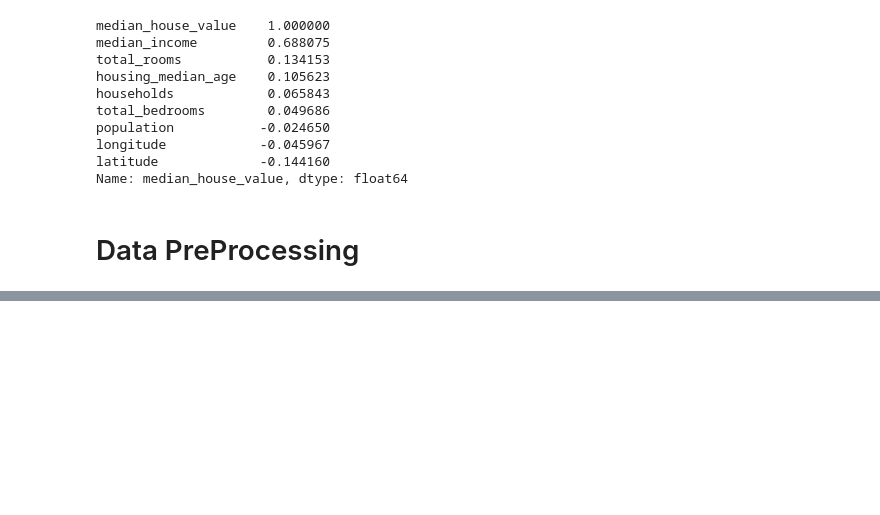
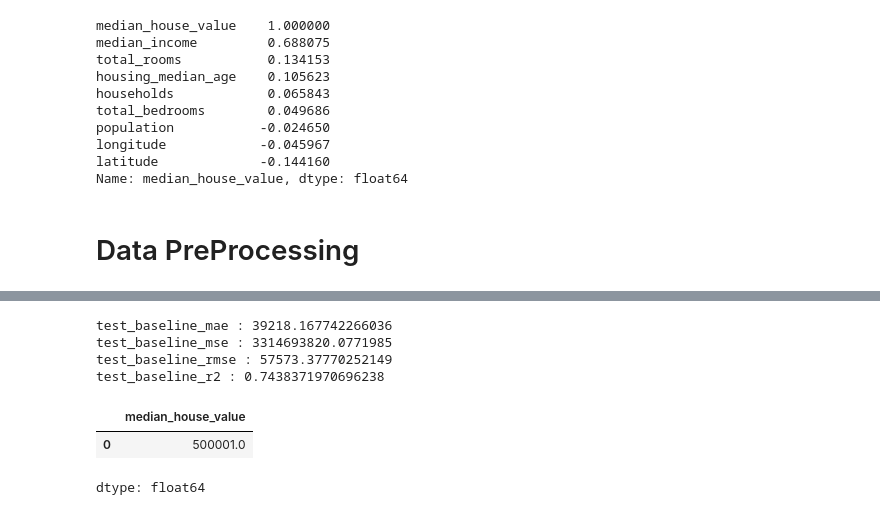
Before and after one commit to Vishalkumar800/ML-projects, a Jupyter notebook: housepricemodel.ipynb, the cells around one changed output, grey strips where cells are left out. Saved outputs shown, nothing was run; the diff lists cells and outputs as text; code cells hidden in the pictures; blank space fills up the shorter version.

```diff
--- a/housepricemodel.ipynb
+++ b/housepricemodel.ipynb
@@ -187,0 +261,21 @@ categorical_columns_x
+# %%
+test_baseline_mae = mean_absolute_error(y_test,test_baseline_pred)
+test_baseline_mse = mean_squared_error(y_test,test_baseline_pred)
+test_baseline_rmse = np.sqrt(test_baseline_mse)
+test_baseline_r2 = r2_score(y_test,test_baseline_pred)
+
+print(f"test_baseline_mae : {test_baseline_mae}")
+print(f"test_baseline_mse : {test_baseline_mse}")
+print(f"test_baseline_rmse : {test_baseline_rmse}")
+print(f"test_baseline_r2 : {test_baseline_r2}")
+# %% [output]
+test_baseline_mae : 39218.167742266036
+test_baseline_mse : 3314693820.0771985
+test_baseline_rmse : 57573.37770252149
+test_baseline_r2 : 0.7438371970696238
+# %%
+data["median_house_value"].mode()
+# %% [output]
+|  | median_house_value |
+| 0 | 500001.0 |
+dtype: float64
```
Also changed, not shown: parts of 7 cells of this notebook.
